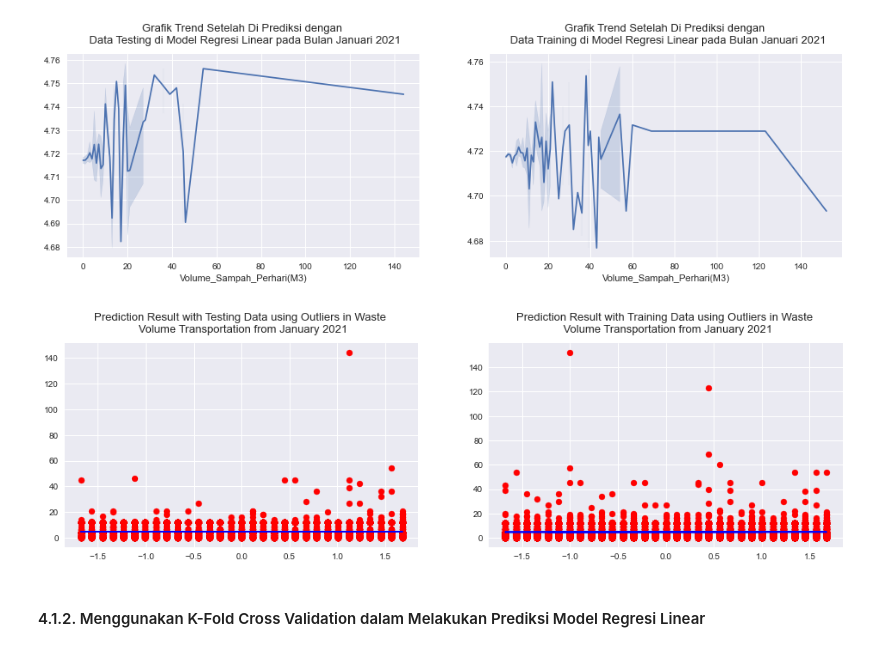
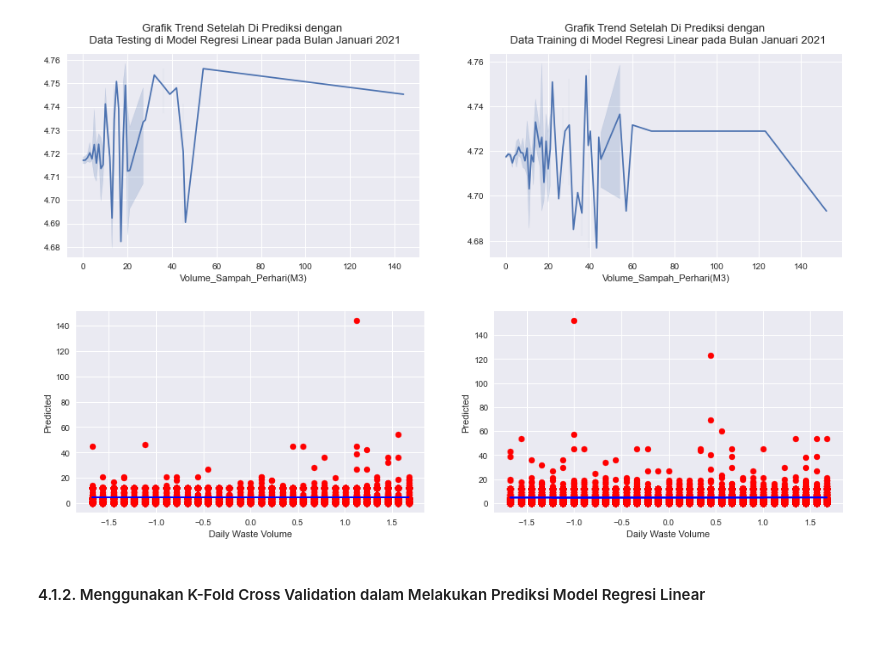
Before and after one commit to pramudianzaheka92/ProjectTugasAkhir, a Jupyter notebook: 1 - 2021/Prediksi Tingkat Pengangkutan Volume Sampah di Bulan Januari 2021 - Dengan Nilai Outliers.ipynb, the cells around one changed output. Saved outputs shown, nothing was run; the diff lists cells and outputs as text; code cells hidden in the pictures.

```diff
--- a/1 - 2021/Prediksi Tingkat Pengangkutan Volume Sampah di Bulan Januari 2021 - Dengan Nilai Outliers.ipynb
+++ b/1 - 2021/Prediksi Tingkat Pengangkutan Volume Sampah di Bulan Januari 2021 - Dengan Nilai Outliers.ipynb
@@ -637,24 +637,28 @@ plt.show()
 # %%
 """
 Melihat korelasi/hubungan keterkaitan terhadap data testing dan data training
 setelah dilakukan proses prediksi menggunakan algoritma regresi linear
 """
 plt.figure(figsize=(25, 20))
 
 plt.subplot(4, 3, 1)
 plt.scatter(x_test, y_test, color="red")
 plt.plot(x_test, pred_test_linear_jan, color="blue")
-plt.title("Prediction Result with Testing Data using Outliers in Waste \n Volume Transportation from January 2021",
-          fontsize=13, pad=13)
+#plt.title("Prediction Result with Testing Data using Outliers in Waste \n Volume Transportation from January 2021",
+#          fontsize=13, pad=13)
+plt.xlabel("Daily Waste Volume")
+plt.ylabel("Predicted")
 
 plt.subplot(4, 3, 2)
 plt.scatter(x_train, y_train, color="red")
 plt.plot(x_train, pred_train_linear_jan, color="blue")
-plt.title("Prediction Result with Training Data using Outliers in Waste \n Volume Transportation from January 2021",
-          fontsize=13, pad=13)
+#plt.title("Prediction Result with Training Data using Outliers in Waste \n Volume Transportation from January 2021",
+#          fontsize=13, pad=13)
+plt.xlabel("Daily Waste Volume")
+plt.ylabel("Predicted")
 plt.show()
 # %% [output]
-[figure, old version]
+[figure, new version]
 # %% [markdown]
 #### 4.1.2. Menggunakan K-Fold Cross Validation dalam Melakukan Prediksi Model Regresi Linear
 # %% [markdown]
```
Also changed, not shown: parts of 13 cells of this notebook.
